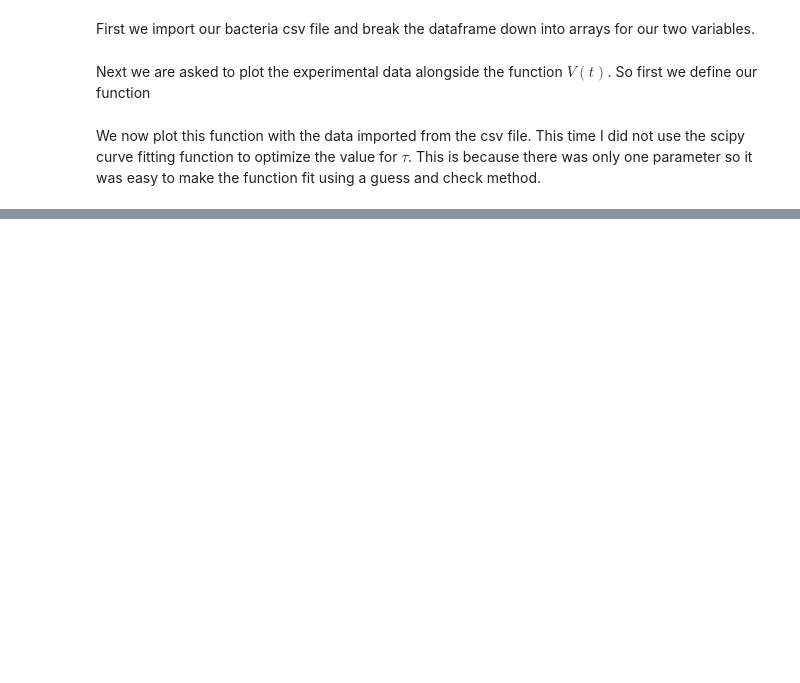
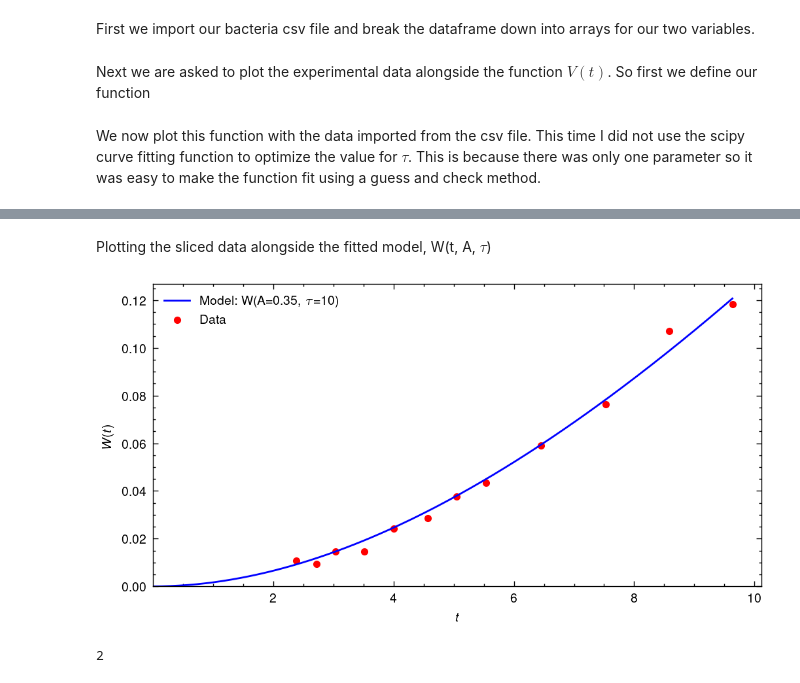
Before and after one commit to gkerr708/PHYC_2050, a Jupyter notebook: Assignments/Assignment2/gavin_kerr_assignment2.ipynb, the cells around one changed output, grey strips where cells are left out. Saved outputs shown, nothing was run; the diff lists cells and outputs as text; code cells hidden in the pictures; blank space fills up the shorter version.

```diff
--- a/Assignments/Assignment2/gavin_kerr_assignment2.ipynb
+++ b/Assignments/Assignment2/gavin_kerr_assignment2.ipynb
@@ -144,0 +167,3 @@ _=plt.show() # displays the plot
+# %%
+df = pd.read_csv("g149novickB.csv")
+x_exp, y_exp = np.array(df.x), np.array(df.y)
@@ -144,0 +172,22 @@ _=plt.show() # displays the plot
+# %%
+sliced_x_exp, sliced_y_exp = [], []
+for i, x in enumerate(x_exp): # loops through all of the values for time from the imported data
+    if x <= 10: # check if the time value if less than or equal to 10
+        sliced_x_exp.append(x)  # appendd the data to a new list
+        sliced_y_exp.append(y_exp[i])
+# %% [markdown]
+Plotting the sliced data alongside the fitted model, W(t, A, $\tau$)
+# %%
+t = np.linspace(0,max(sliced_x_exp),200) # creats an array of values for t, this will be the independent variable against which W will be  plotted
+a, tau = 0.35, 10
+fig, ax = plt.subplots(1,1, figsize=(6,3), dpi=200) # creates a figure with one plot
+ax.plot(t, W(t,a,tau), color='blue', label=fr"Model: W(A={a}, $\tau$={tau})") # here the function v(t) is plotted, the parameter tau was chosen to be equal to 3.5 using guess and check method
+ax.scatter(sliced_x_exp, sliced_y_exp, color='red', label="Data") # plots the experimental data
+ax.set_xlabel(r"$t$")  # labels the x & y axis
+ax.set_ylabel(r"$W(t)$")
+ax.set_xlim(0.00001) # sets the x and y axis so there is one 0 at the origian, this is purely cosmetic
+ax.set_ylim(0)
+plt.legend() # displays the legend speficied by the label arguments passed through the scatter and plot functions
+_=plt.show() # displays the plot
+# %% [output]
+[figure, added]
@@ -144,0 +196,4 @@ _=plt.show() # displays the plot
+# %%
+print(x)
+# %% [output]
+2
```
Also changed, not shown: parts of 18 cells of this notebook, 3 other files.
